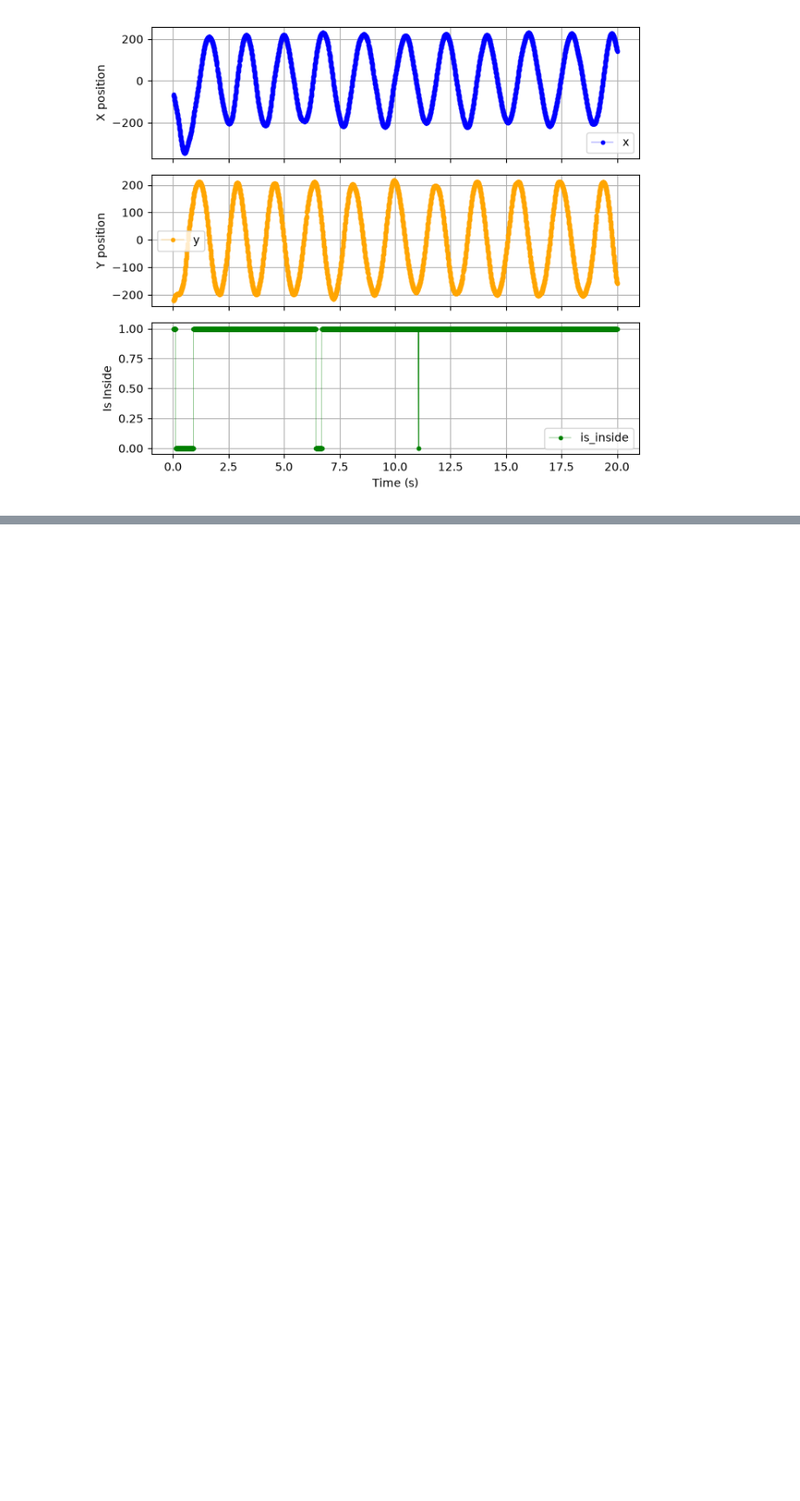
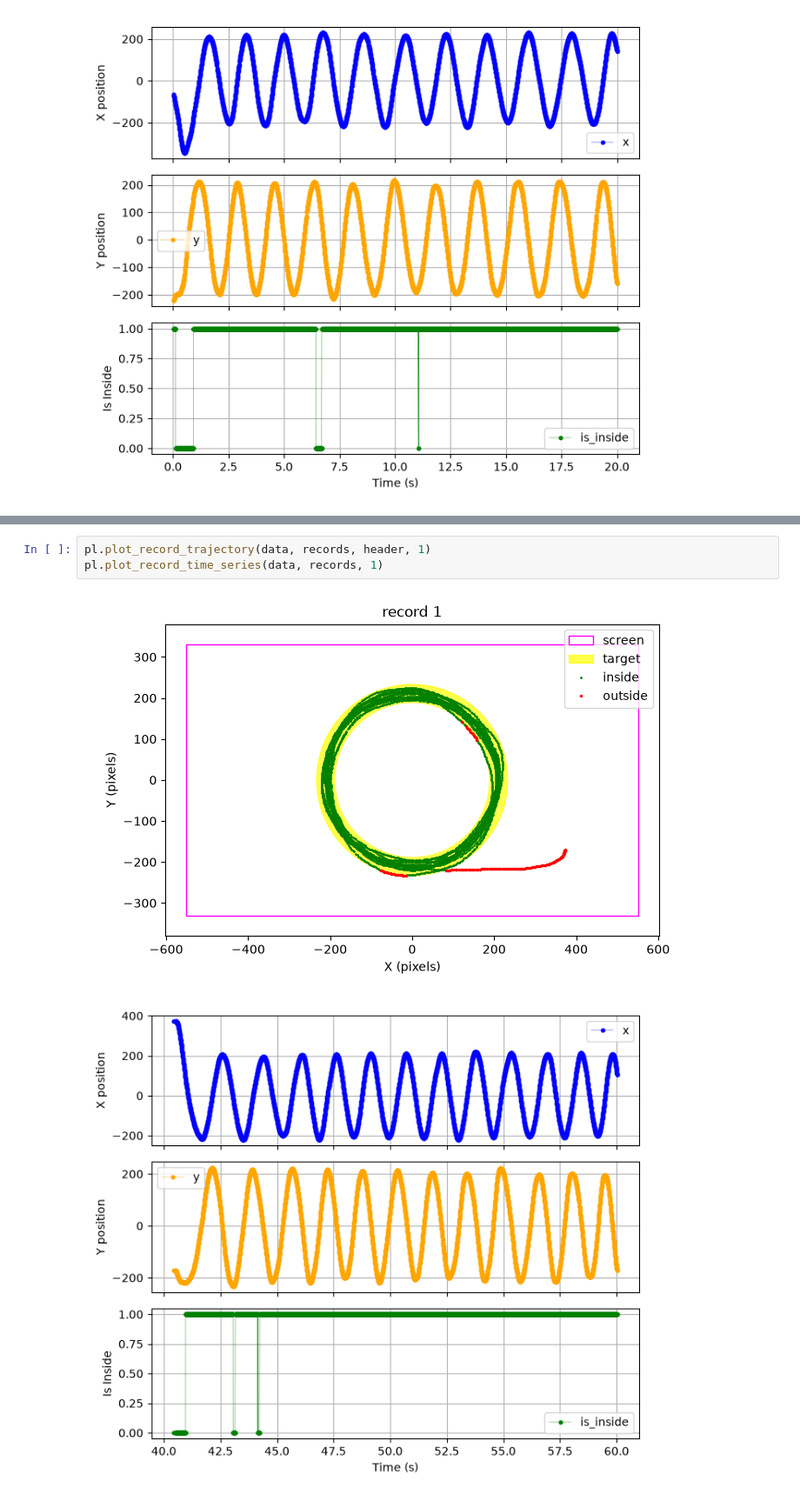
Before and after one commit to ChloeGil-student/Circular-task-analysis, a Jupyter notebook: notebooks/02_figures.ipynb, the cells around one changed output, grey strips where cells are left out. Shown at 87% size. Cells and saved outputs as stored; diff of their text form; blank space fills up the shorter version.

Commit message:
Add record 1 figures

```diff
--- a/notebooks/02_figures.ipynb
+++ b/notebooks/02_figures.ipynb
@@ -93,0 +99,6 @@ pl.plot_record_time_series(data, records, 0)
+# %%
+pl.plot_record_trajectory(data, records, header, 1)
+pl.plot_record_time_series(data, records, 1)
+# %% [output]
+[figure, added]
+[figure, added]
```
Also changed, not shown: parts of 1 cell of this notebook.
